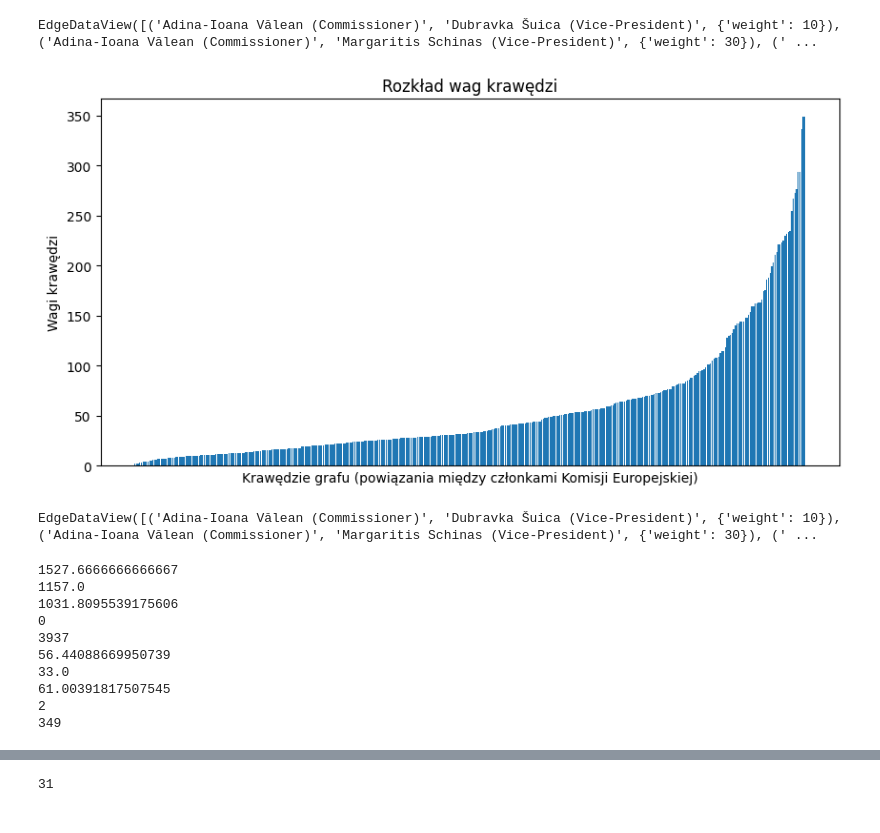
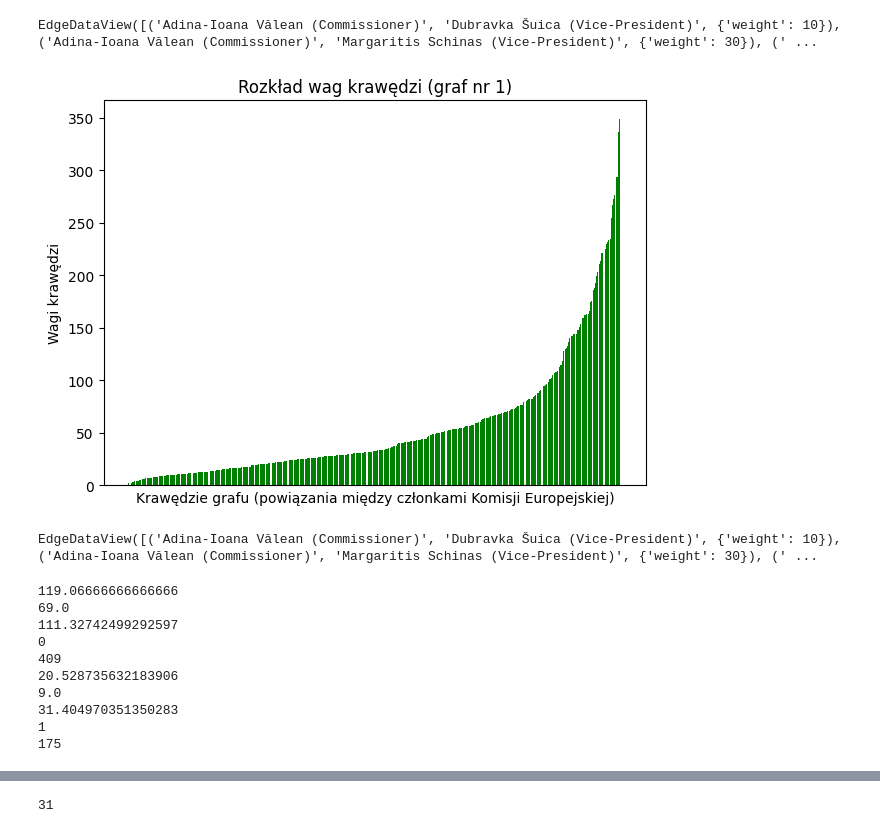
Before and after one commit to maksanm/EU-Commission-Network-Analyzis, a Jupyter notebook: src/graphs/experiments.ipynb, the cells around one changed output, grey strips where cells are left out. Saved outputs shown, nothing was run; the diff lists cells and outputs as text; code cells hidden in the pictures.

```diff
--- a/src/graphs/experiments.ipynb
+++ b/src/graphs/experiments.ipynb
@@ -72,20 +77,23 @@ EdgeDataView([('Adina-Ioana Vălean (Commissioner)', 'Dubravka Šuica (Vice-Pres
 # %%
 weights = [x[2]['weight'] for x in sorted(G.edges.data(), key=lambda x: x[2]['weight'])]
 
-plt.figure(figsize=(10, 5))
-plt.bar(range(len(weights)), weights)
+plt.figure(figsize=(7, 5))
+plt.bar(range(len(weights)), weights, color='green')
 plt.xticks([])
-plt.title('Rozkład wag krawędzi')
+plt.title('Rozkład wag krawędzi (graf nr 1)')
 plt.xlabel('Krawędzie grafu (powiązania między członkami Komisji Europejskiej)')
 plt.ylabel('Wagi krawędzi')
 plt.show()
 # %% [output]
-[figure, old version]
+[figure, new version]
 # %%
 G.edges.data()
 # %% [output]
 EdgeDataView([('Adina-Ioana Vălean (Commissioner)', 'Dubravka Šuica (Vice-President)', {'weight': 10}), ('Adina-Ioana Vălean (Commissioner)', 'Margaritis Schinas (Vice-President)', {'weight': 30}), (' ...
 # %%
+degrees_weights = [x[1] for x in sorted(Gs.degree(weight='weight'), key=lambda x: x[1])]
+weights = [x[2]['weight'] for x in sorted(Gs.edges.data(), key=lambda x: x[2]['weight'])]
+
 for x in (
     np.mean(degrees_weights),
     np.median(degrees_weights),
@@ -100,16 +108,16 @@ for x in (
 ):
     print(x)
 # %% [output]
-1527.6666666666667
-1157.0
-1031.8095539175606
+119.06666666666666
+69.0
+111.32742499292597
 0
-3937
-56.44088669950739
-33.0
-61.00391817507545
-2
-349
+409
+20.528735632183906
+9.0
+31.404970351350283
+1
+175
 # %%
 x, y = range(len(degrees)), degrees
 
```
Also changed, not shown: parts of 37 cells of this notebook.
